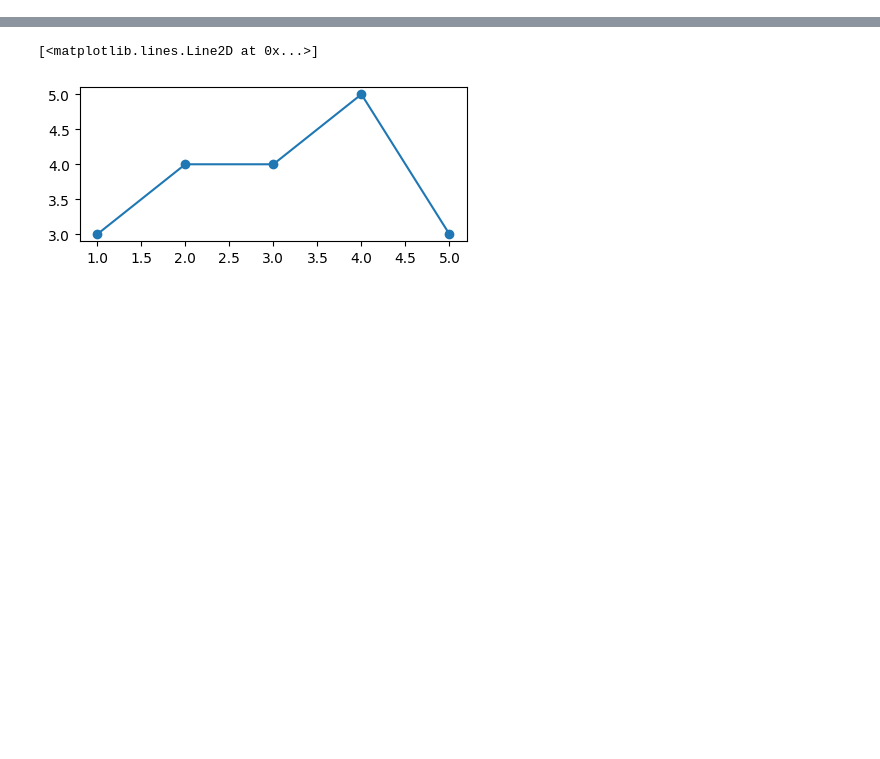
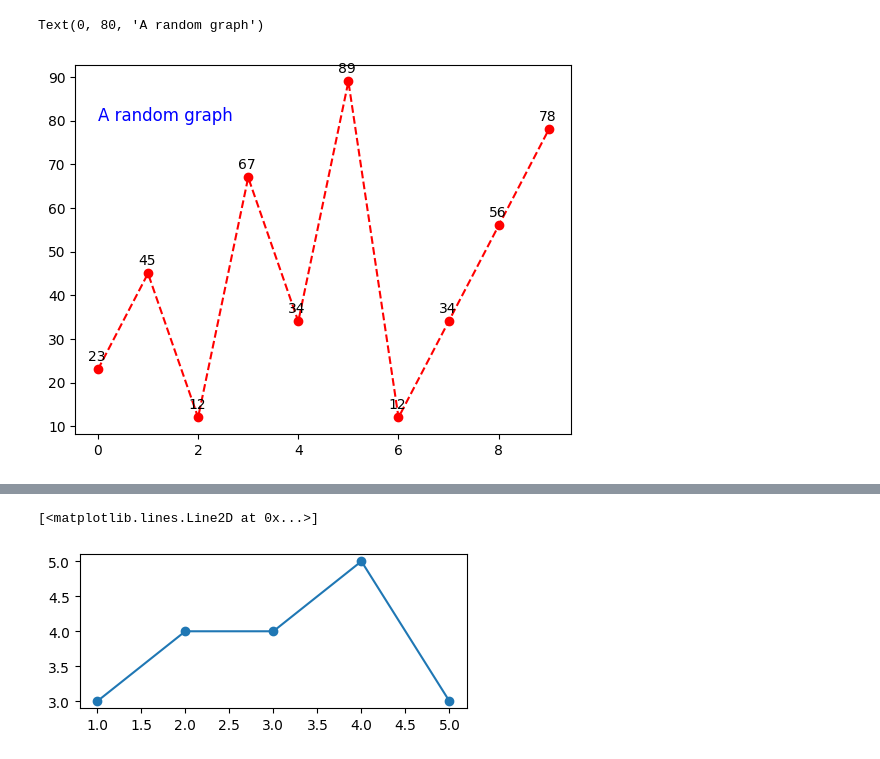
Before and after one commit to Ankidec/Data-Analysis, a Jupyter notebook: visulization.ipynb, the cells around one changed output, grey strips where cells are left out. Drawn from its saved outputs; the diff is of its cells as text; code cells hidden in the pictures; blank space fills up the shorter version.

```diff
--- a/visulization.ipynb
+++ b/visulization.ipynb
@@ -4,0 +22,9 @@ import matplotlib as mpl # used for plot styling
+# %%
+# add text to each point in the graph
+plt.plot(x, y, color='red', marker='o', linestyle='--')
+for i in range(len(x)):
+    plt.text(x[i]-.2, y[i]+2, str(y[i]))
+plt.text(0, 80, "A random graph", fontsize=12, color='blue')
+# %% [output]
+Text(0, 80, 'A random graph')
+[figure, added]
```
Also changed, not shown: parts of 7 cells of this notebook, 3 other files.
